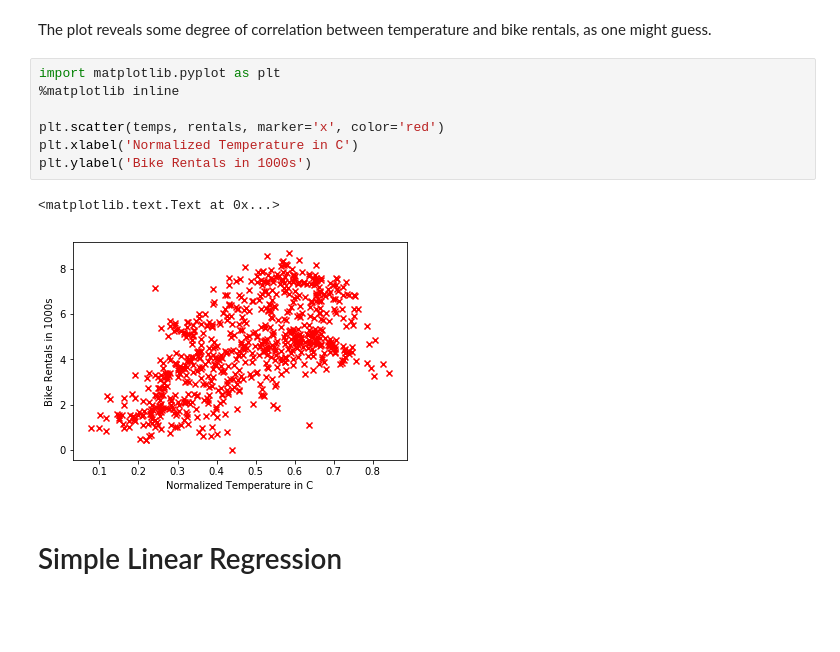
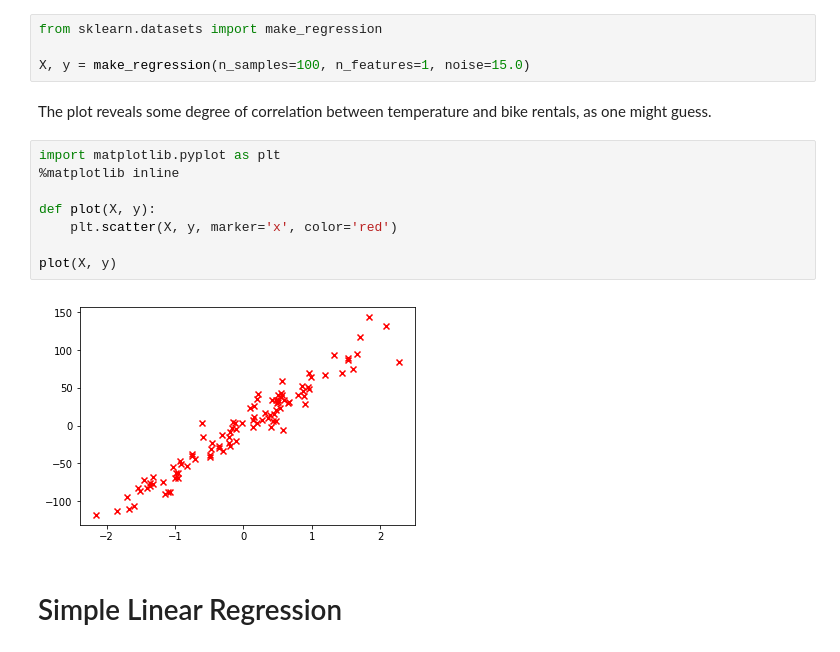
Before and after one commit to crsmithdev/notebooks, a Jupyter notebook: ml-linear-regression/ml-linear-regression.ipynb, the cells around one changed output. Saved outputs shown, nothing was run; the diff lists cells and outputs as text; blank space fills up the shorter version.

Commit message:
rebuild code for linear regression

```diff
--- a/ml-linear-regression/ml-linear-regression.ipynb
+++ b/ml-linear-regression/ml-linear-regression.ipynb
@@ -26,15 +20,19 @@ rentals = data['cnt'].values / 1000
+# %%
+from sklearn.datasets import make_regression
+
+X, y = make_regression(n_samples=100, n_features=1, noise=15.0)
 # %% [markdown]
 The plot reveals some degree of correlation between temperature and bike rentals, as one might guess.
 # %%
 import matplotlib.pyplot as plt
 %matplotlib inline
 
-plt.scatter(temps, rentals, marker='x', color='red')
-plt.xlabel('Normalized Temperature in C')
-plt.ylabel('Bike Rentals in 1000s')
+def plot(X, y):
+    plt.scatter(X, y, marker='x', color='red')
+
+plot(X, y)
 # %% [output]
-<matplotlib.text.Text at 0x...>
-[figure, old version]
+[figure, new version]
 # %% [markdown]
 # Simple Linear Regression
 # %% [markdown]
```
Also changed, not shown: parts of 18 cells of this notebook.
